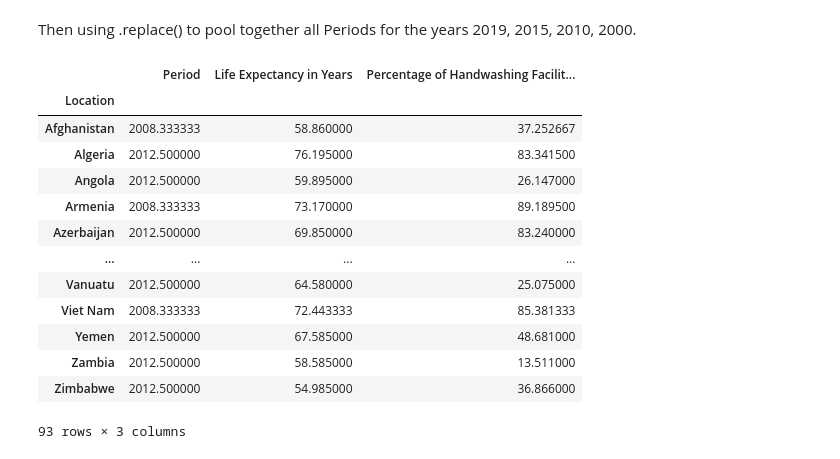
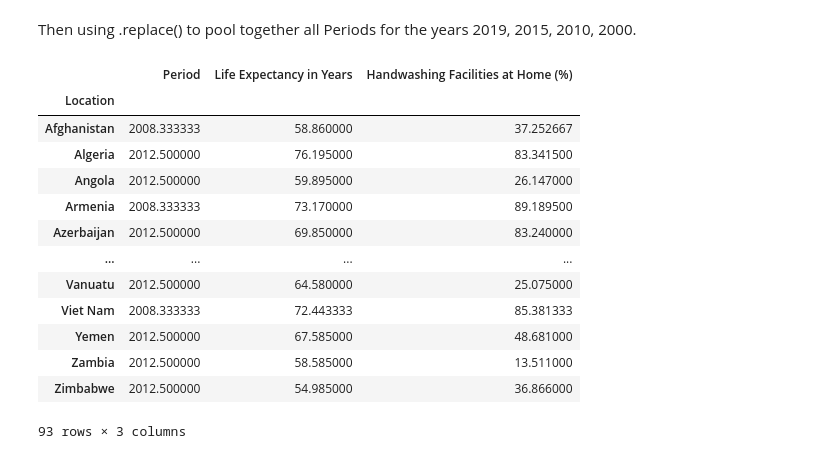
Before and after one commit to pkorat/World-Life-Expectancy-Analysis, a Jupyter notebook: main_pk_6_30_21.ipynb, the cells around one changed output. Drawn from its saved outputs; the diff is of its cells as text; code cells hidden in the pictures.

```diff
--- a/main_pk_6_30_21.ipynb
+++ b/main_pk_6_30_21.ipynb
@@ -172,10 +172,10 @@ life_handwashing_df_clean = life_handwashing_df_clean.merge(life_expectancy_df_c
                                                                                                                           'Life Expectancy in Years']).mean()
 # %%
 # change column name and get the dataframe
-life_handwashing_df_clean.columns = ['Percentage of Handwashing Facilities at Home']
+life_handwashing_df_clean.columns = ['Handwashing Facilities at Home (%)']
 life_handwashing_df_clean.reset_index().groupby('Location').mean()
 # %% [output]
-|  | Period | Life Expectancy in Years | Percentage of Handwashing Facilit... |
+|  | Period | Life Expectancy in Years | Handwashing Facilities at Home (%) |
 | Location |  |  |  |
 | Afghanistan | 2008.333333 | 58.860000 | 37.252667 |
 | Algeria | 2012.500000 | 76.195000 | 83.341500 |
```
Also changed, not shown: parts of 6 cells of this notebook.
